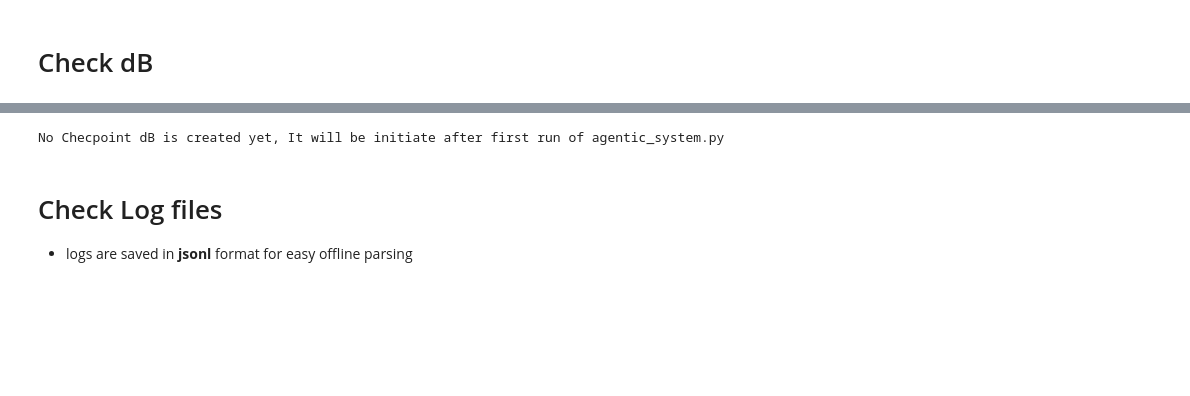
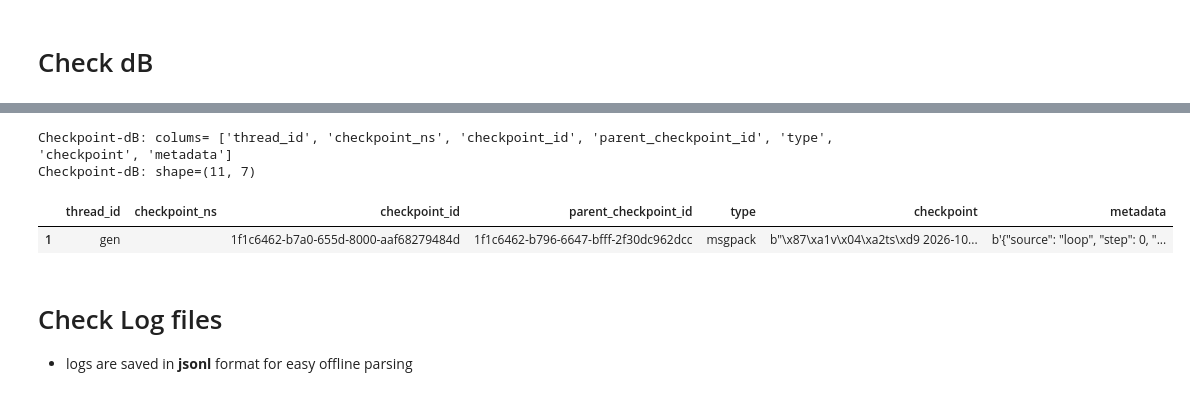
Before and after one commit to umscai/zc07-ml-genai-agentic, a Jupyter notebook: notebook/step4_agentic_test_results.ipynb, the cells around one changed output, grey strips where cells are left out. Saved outputs shown, nothing was run; the diff lists cells and outputs as text; code cells hidden in the pictures; blank space fills up the shorter version.

Commit message:
update step4

```diff
--- a/notebook/step4_agentic_test_results.ipynb
+++ b/notebook/step4_agentic_test_results.ipynb
@@ -473,14 +484,17 @@ No LTM dB is created yet, It will be initiate after first run of agentic_system.
 # %%
 from tools.checkpoint_db_analytics import get_checkpoint_df
 df_checkpoint = get_checkpoint_df()
-if df_checkpoint:
+if df_checkpoint is not None:
     print(f'Checkpoint-dB: colums= {df_checkpoint.columns.to_list()}') # ['thread_id', 'checkpoint_ns', 'checkpoint_id', 'parent_checkpoint_id', 'type', 'checkpoint', 'metadata']
     print(f'Checkpoint-dB: shape={df_checkpoint.shape}')
-    df_checkpoint.sample(1)
+    display(df_checkpoint.sample(1))
 else:
     print('No Checpoint dB is created yet, It will be initiate after first run of agentic_system.py')
 # %% [output]
-No Checpoint dB is created yet, It will be initiate after first run of agentic_system.py
+Checkpoint-dB: colums= ['thread_id', 'checkpoint_ns', 'checkpoint_id', 'parent_checkpoint_id', 'type', 'checkpoint', 'metadata']
+Checkpoint-dB: shape=(11, 7)
+|  | thread_id | checkpoint_ns | checkpoint_id | parent_checkpoint_id | type | checkpoint | metadata |
+| 1 | gen |  | 1f1c6462-b7a0-655d-8000-aaf68279484d | 1f1c6462-b796-6647-bfff-2f30dc962dcc | msgpack | b"\x87\xa1v\x04\xa2ts\xd9 2026-10... | b'{"source": "loop", "step": 0, "... |
 # %% [markdown]
 # Check Log files
 - logs are saved in __jsonl__ format for easy offline parsing
```
Also changed, not shown: parts of 4 cells of this notebook.
